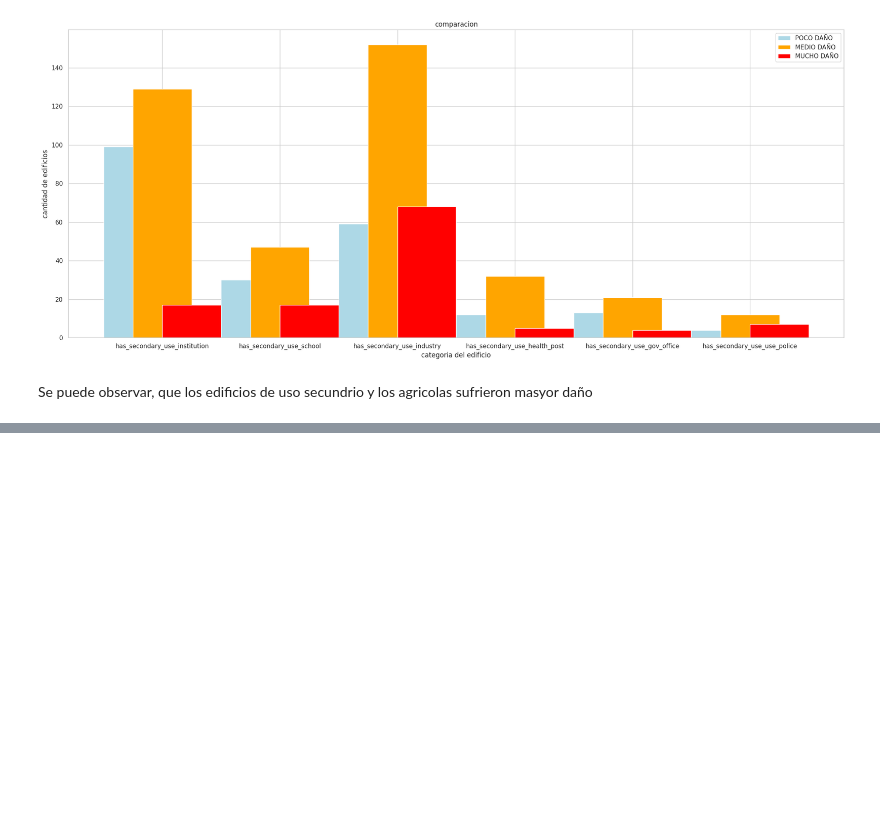
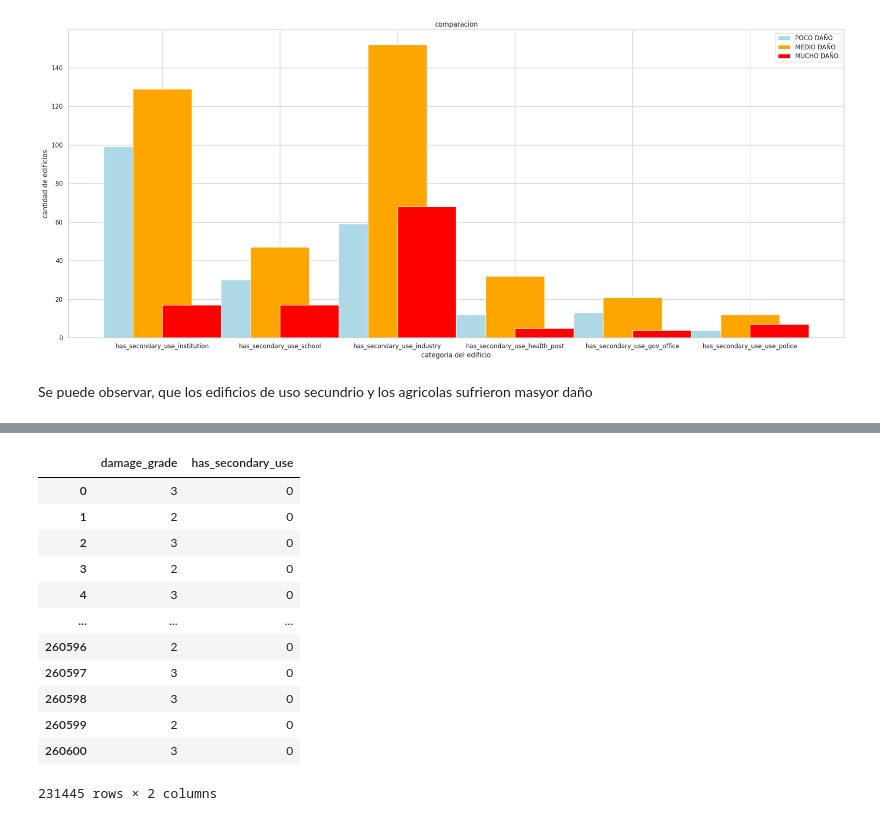
Before and after one commit to Jose897/ARSAT, a Jupyter notebook: Parte_1_.ipynb, the cells around one changed output, grey strips where cells are left out. Saved outputs shown, nothing was run; the diff lists cells and outputs as text; code cells hidden in the pictures; blank space fills up the shorter version.

```diff
--- a/Parte_1_.ipynb
+++ b/Parte_1_.ipynb
@@ -511,8 +511,8 @@ df_valores_validos
 29156 rows × 41 columns
 # %%
 #Substraigo registros con todo 0
-df_valores_nulos= df_valores[ (df_valores['has_secondary_use_rental']==0) & (df_valores['has_secondary_use_institution']==0) & (df_valores['has_secondary_use_school']==0) & (df_valores['has_secondary_use_industry']==0) & (df_valores['has_secondary_use_health_post']==0) & (df_valores['has_secondary_use_gov_office']==0) & (df_valores['has_secondary_use_use_police']==0) & (df_valores['has_secondary_use_other']==0) & (df_valores['has_secondary_use_hotel']==0) & (df_valores['has_secondary_use_agriculture']==0) & (df_valores['has_secondary_use']==0) ].reset_index()
-df_valores_nulos
+df_valores_nulos= df_valores[ (df_valores['has_secondary_use_rental']==0) & (df_valores['has_secondary_use_institution']==0) & (df_valores['has_secondary_use_school']==0) & (df_valores['has_secondary_use_industry']==0) & (df_valores['has_secondary_use_health_post']==0) & (df_valores['has_secondary_use_gov_office']==0) & (df_valores['has_secondary_use_use_police']==0) & (df_valores['has_secondary_use_other']==0) & (df_valores['has_secondary_use_hotel']==0) & (df_valores['has_secondary_use_agriculture']==0) & (df_valores['has_secondary_use']==0) ]
+df_valores_nulos.reset_index()
 #Osea : (29155+1) + (231445+1) = 260601 registros el total
 # %% [output]
 |  | index | building_id | damage_grade | geo_level_1_id | geo_level_2_id | geo_level_3_id | ... |
@@ -788,0 +811,17 @@ Se puede observar, que los edificios de uso secundrio y los agricolas sufrieron
+# %%
+df_nulos= df_valores_nulos.iloc[:,[1,29]]
+df_nulos
+# %% [output]
+|  | damage_grade | has_secondary_use |
+| 0 | 3 | 0 |
+| 1 | 2 | 0 |
+| 2 | 3 | 0 |
+| 3 | 2 | 0 |
+| 4 | 3 | 0 |
+| ... | ... | ... |
+| 260596 | 2 | 0 |
+| 260597 | 3 | 0 |
+| 260598 | 3 | 0 |
+| 260599 | 2 | 0 |
+| 260600 | 3 | 0 |
+231445 rows × 2 columns
```
Also changed, not shown: parts of 8 cells of this notebook.
